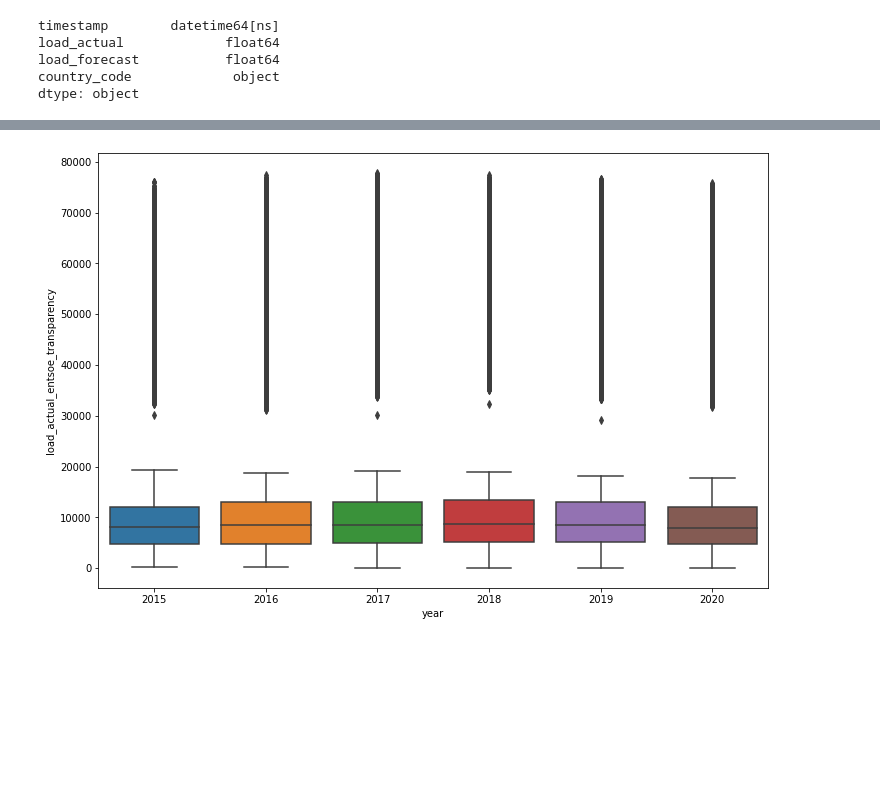
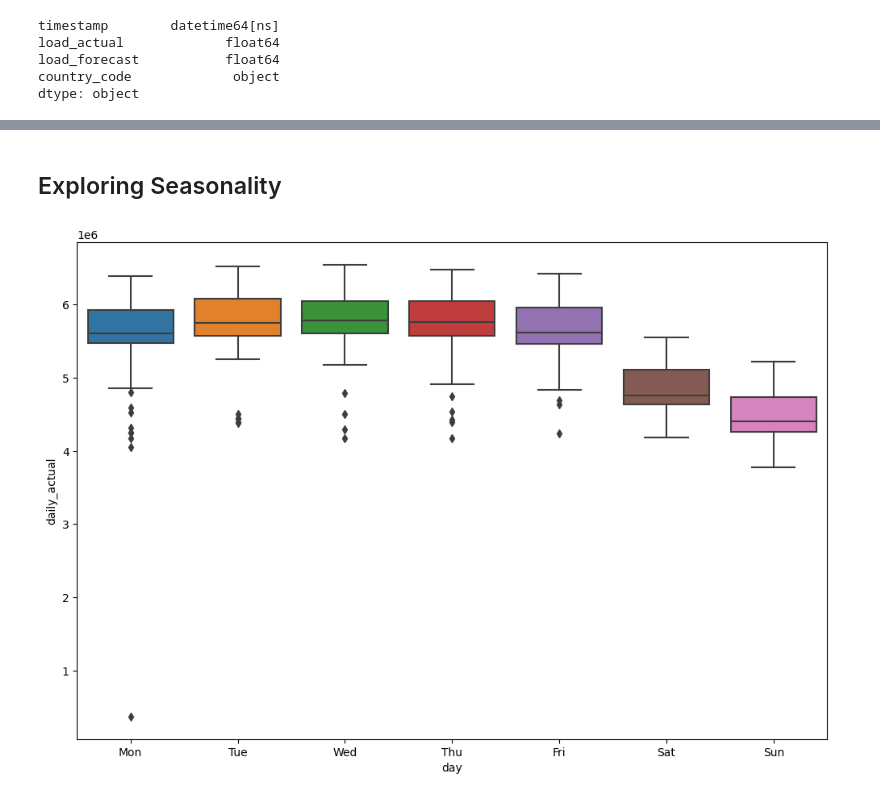
Before and after one commit to questdb/play, a Jupyter notebook: notebooks/play.ipynb, the cells around one changed output, grey strips where cells are left out. Saved outputs shown, nothing was run; the diff lists cells and outputs as text; code cells hidden in the pictures; blank space fills up the shorter version.

```diff
--- a/notebooks/play.ipynb
+++ b/notebooks/play.ipynb
@@ -139,10 +224,22 @@ plt.show()
-# %%
-#df.set_index('utc_timestamp', inplace=True)
-import seaborn as sns
-df['year'] = df.index.year
-df['month'] = df.index.month
-plt.figure(figsize=(12,8))
-sns.boxplot(data=df, x='year', y='load_actual_entsoe_transparency')
-plt.show()
-# %% [output]
-[figure, removed]
+# %% [markdown]
+## Exploring Seasonality
+# %%
+ with psycopg.connect(**qdb_conn_params) as conn:
+    with conn.cursor() as cur:
+        cur.execute("""\
+                    SELECT timestamp, month(timestamp) as month, to_str(timestamp, 'E') as day, SUM(load_forecast) AS daily_forecast, SUM(load_actual) AS daily_actual
+                        FROM 'energy_total'
+                        WHERE country_code = 'DE'
+                        SAMPLE BY 1d ALIGN TO CALENDAR
+
+                    """)
+        records = cur.fetchall()
+        column_names = [desc[0] for desc in cur.description]
+
+res_df = pd.DataFrame(records, columns= column_names )
+# %%
+plt.figure(figsize=(12,8))
+sns.boxplot(data=res_df, x='day', y='daily_actual')
+plt.show() #there seem to be some daily patterns
+# %% [output]
+[figure, added]
```
Also changed, not shown: parts of 31 cells of this notebook, 1 other file.
